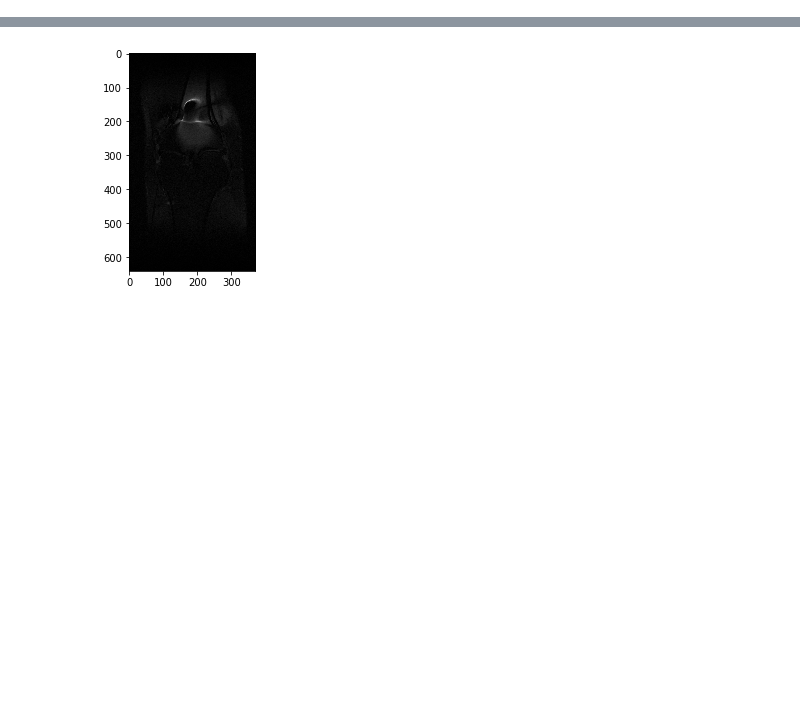
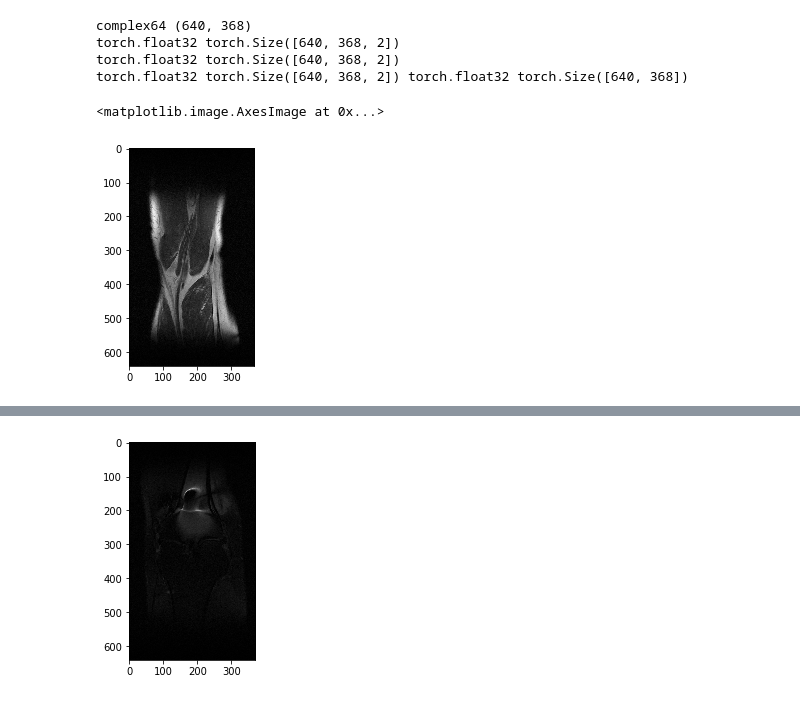
Before and after one commit to ygrepo/fastMRI, a Jupyter notebook: train_experiment.ipynb, the cells around one changed output, grey strips where cells are left out. Saved outputs shown, nothing was run; the diff lists cells and outputs as text; code cells hidden in the pictures; blank space fills up the shorter version.

```diff
--- a/train_experiment.ipynb
+++ b/train_experiment.ipynb
@@ -16,0 +42,21 @@ Attrs: {'norm': 0.0596983310320022, 'max': 0.000851878253624366, 'patient_id': '
+# %%
+def X_operator(img):
+    kspace = 1j * (img[...,1].numpy())
+    kspace += (img[...,0].numpy())
+    print(kspace.dtype, kspace.shape)
+    kspace2 = T.to_tensor(kspace)
+    new_kspace = T.fft2(kspace2)
+    print(new_kspace.dtype, new_kspace.shape)
+    return new_kspace
+# %%
+new_kspace = X_operator(img)
+img, img_abs = forward_helper(new_kspace)
+print(img.dtype, img.shape, img_abs.dtype, img_abs.shape)
+plt.imshow(img_abs, cmap="gray")
+# %% [output]
+complex64 (640, 368)
+torch.float32 torch.Size([640, 368, 2])
+torch.float32 torch.Size([640, 368, 2])
+torch.float32 torch.Size([640, 368, 2]) torch.float32 torch.Size([640, 368])
+<matplotlib.image.AxesImage at 0x...>
+[figure, added]
```
Also changed, not shown: parts of 11 cells of this notebook, 7 other files.
